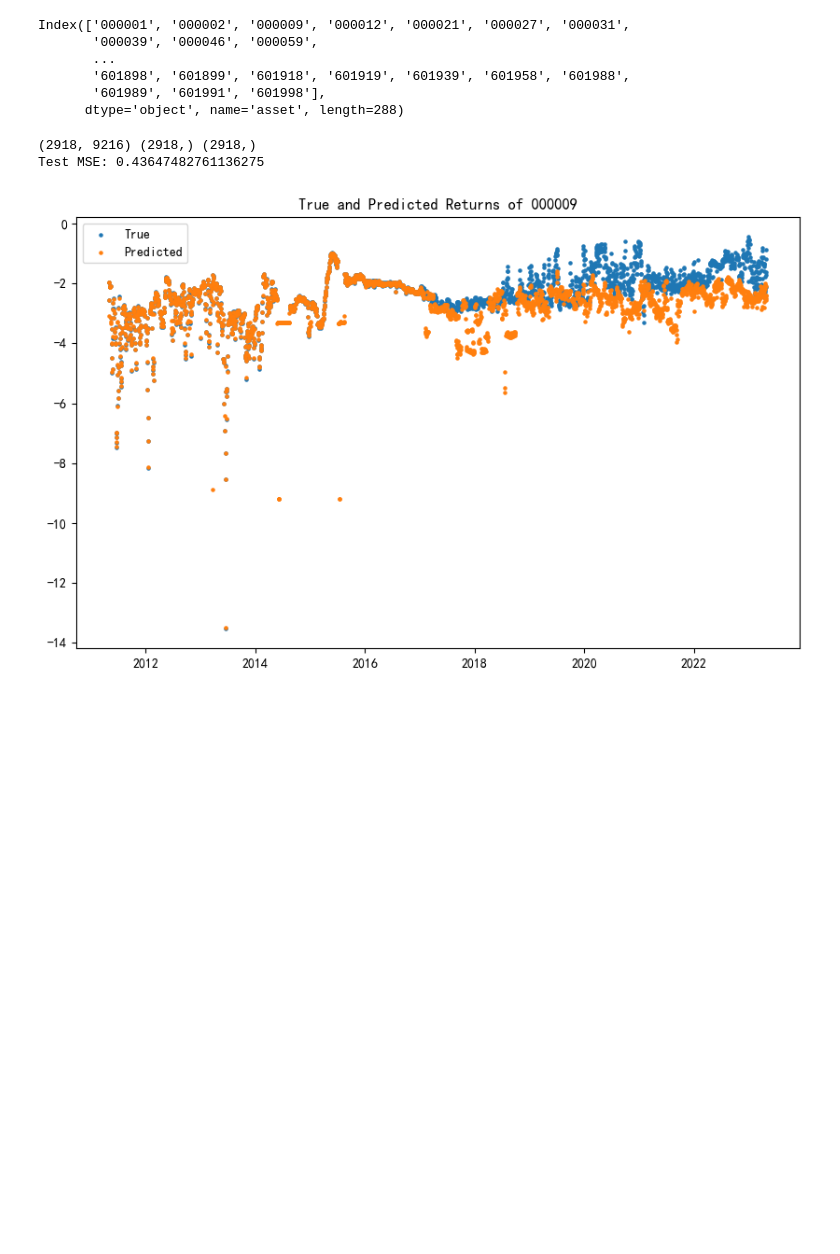
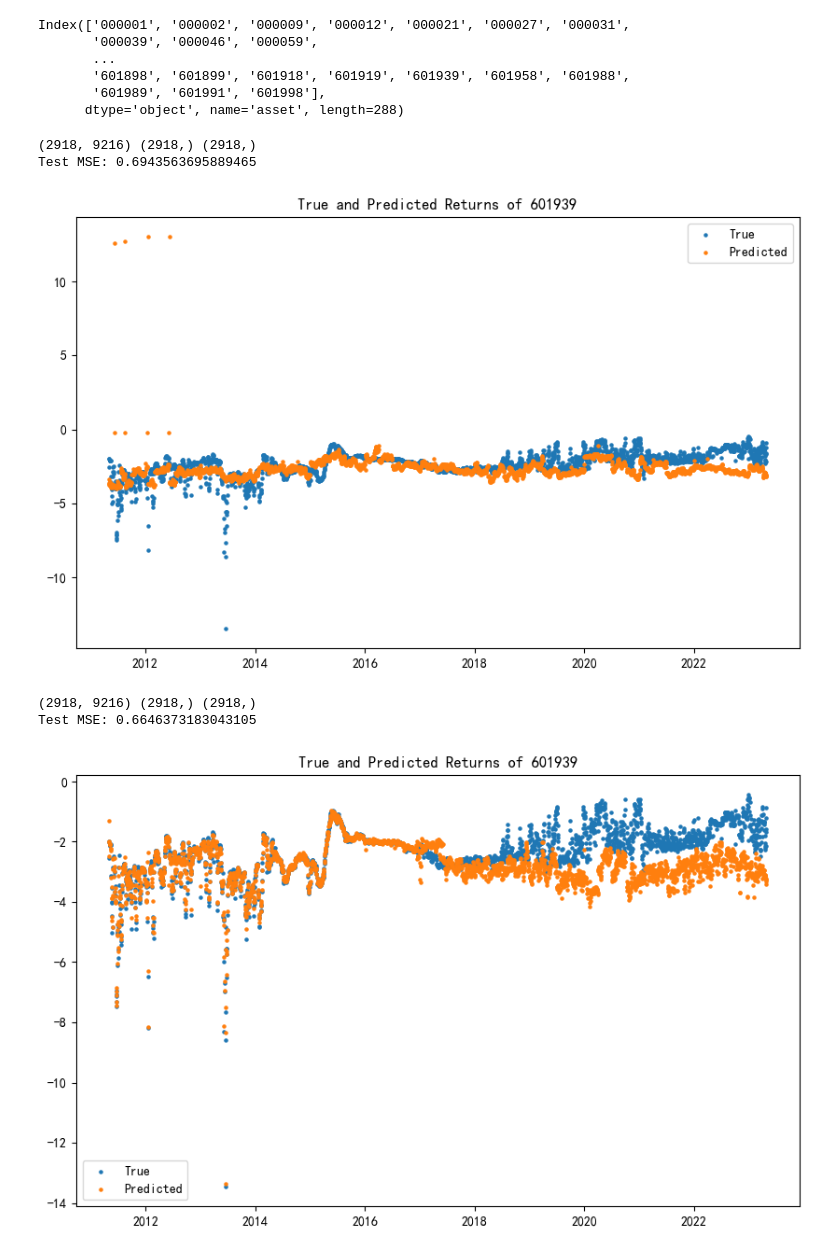
Before and after one commit to qiye3/Factors, a Jupyter notebook: regression.ipynb, the cells around one changed output. Drawn from its saved outputs; the diff is of its cells as text; code cells hidden in the pictures; blank space fills up the shorter version.

```diff
--- a/regression.ipynb
+++ b/regression.ipynb
@@ -321,3 +669,19 @@ Average MSE across all assets: 1.1317812199788309
+# %%
+# 在models文件夹中循环读取模型
+import os
+
+# 读取模型
+xgb_models = {}
+
+# 遍历 'models' 文件夹中的所有文件
+models_folder = 'models/xgb_models'  # 替换为你的模型文件夹路径
+for filename in os.listdir(models_folder):
+    if filename.endswith('.pkl'):  # 根据文件扩展名选择模型文件
+        model_path = os.path.join(models_folder, filename)
+        model_name = os.path.splitext(filename)[0]  # 获取文件名作为模型的名称
+
+        # 读取模型并存入字典
+        xgb_models[model_name] = joblib.load(model_path)
 # %%
 import matplotlib.pyplot as plt
 from xgboost import plot_importance
@@ -371,36 +735,64 @@ Index(['000001', '000002', '000009', '000012', '000021', '000027', '000031',
 # %%
 # 提取该资产对应的 Y 和 pred
 y1 = returns - df_all_pivot['rf'].values
 index_all = y1.index
 X1 = df_all_pivot.drop(['rf', 'alpha_Fama_French', 'open', 'close', 'high', 'low', 'volume', 'amount', 'pctChg', 'cta', 'roe','vwap', 'pctChg',
        'turnover', 'benchmark_open', 'benchmark_close', 'benchmark_high',
        'benchmark_low', 'benchmark_vol', 'roe', 'roa', 'cvd', 'epq', 'emq',
        'sgq', 'alaq', 'pmq', 'cta', 'size', 'rf', 'bm'], axis=1, level=0)
 
 def plot_test_pred(y, X, asset_id, ifshow=True, isXgb=True):
        y1 = y[asset_id].dropna()
        y1 = pd.Series(y1, index=index_all)
 
        if isXgb:
               pred = xgb_models[asset_id].predict(X.xs(asset_id, axis=1, level=1))
        else:
-              pred = regression_models[asset_id].predict(sm.add_constant(X.xs(asset_id, axis=1, level=1)))
+              model = regression_models[asset_id]
+              selected_vars = model.params.index.tolist()
+
+              isIntercept = False
+              if('Intercept' in selected_vars):
+                     isIntercept = True
+              isconst = False
+              if('const' in selected_vars):
+                     isconst = True
+
+              selected_vars = [var for var in selected_vars if var != 'const' and var != 'Intercept']
+
+              # print(model.params)
+
+              # print(model.params.shape)
+              X2 = X.xs(asset_id, axis=1, level=1)[selected_vars]
+
+              if 'const' not in X2.columns and isconst:
+                     X2 = sm.add_constant(X2)
+              if isIntercept:
+                     X2['Intercept'] = 1
+
+              # print(X2.columns)
+
+              pred = model.predict(X2)
        pred = pd.Series(pred, index=index_all)
 
-       print(X1.shape, y1.shape, pred.shape)
+       print(X.shape, y1.shape, pred.shape)
 
        test_mse = mse1(y1, pred)
        print(f"Test MSE: {test_mse}")
 
        plot_y_and_pred(y1, pred, asset_id, ifshow)
 
-asset_id = '000009'
+asset_id = '601939'
 
-plot_test_pred(y1, X1, asset_id)
+plot_test_pred(y1, X1, asset_id, isXgb=False)
+plot_test_pred(y1, X1, asset_id, isXgb=True)
 # %% [output]
 (2918, 9216) (2918,) (2918,)
-Test MSE: 0.43647482761136275
+Test MSE: 0.6943563695889465
-[figure, old version]
+[figure, new version]
+(2918, 9216) (2918,) (2918,)
+Test MSE: 0.6646373183043105
+[figure, added]
 # %%
 # 保存预测结果为因子形式
 
```
Also changed, not shown: parts of 24 cells of this notebook, 29 other files.
